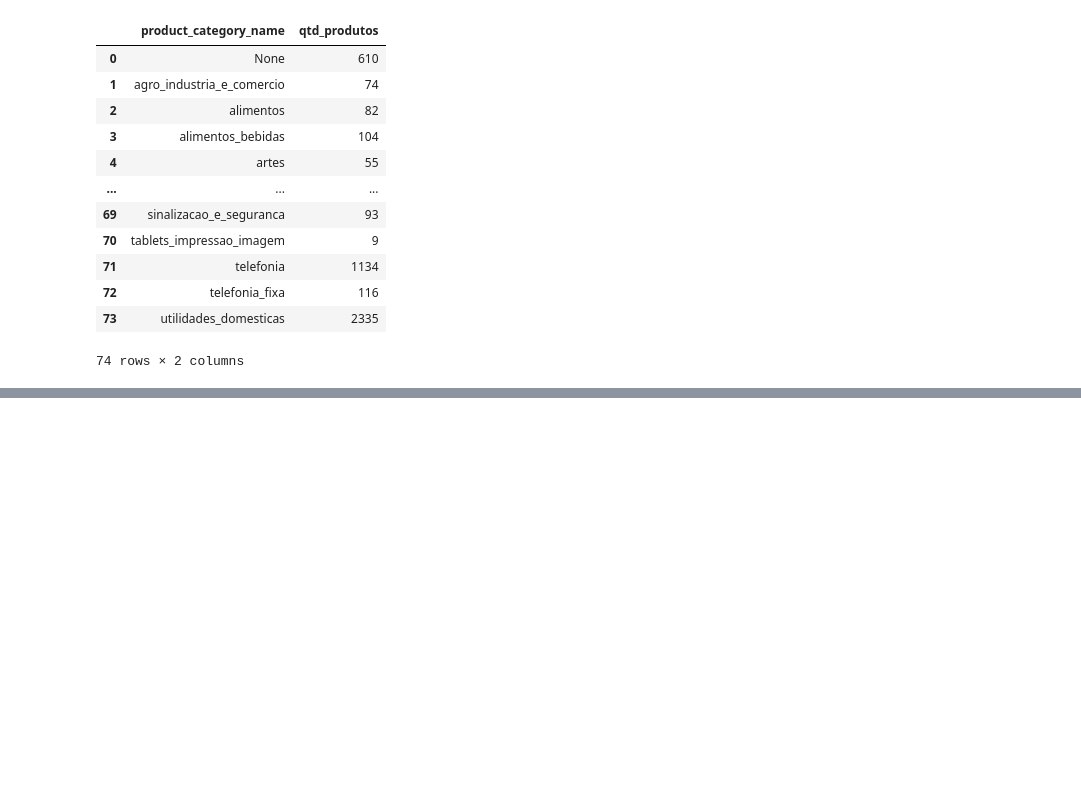
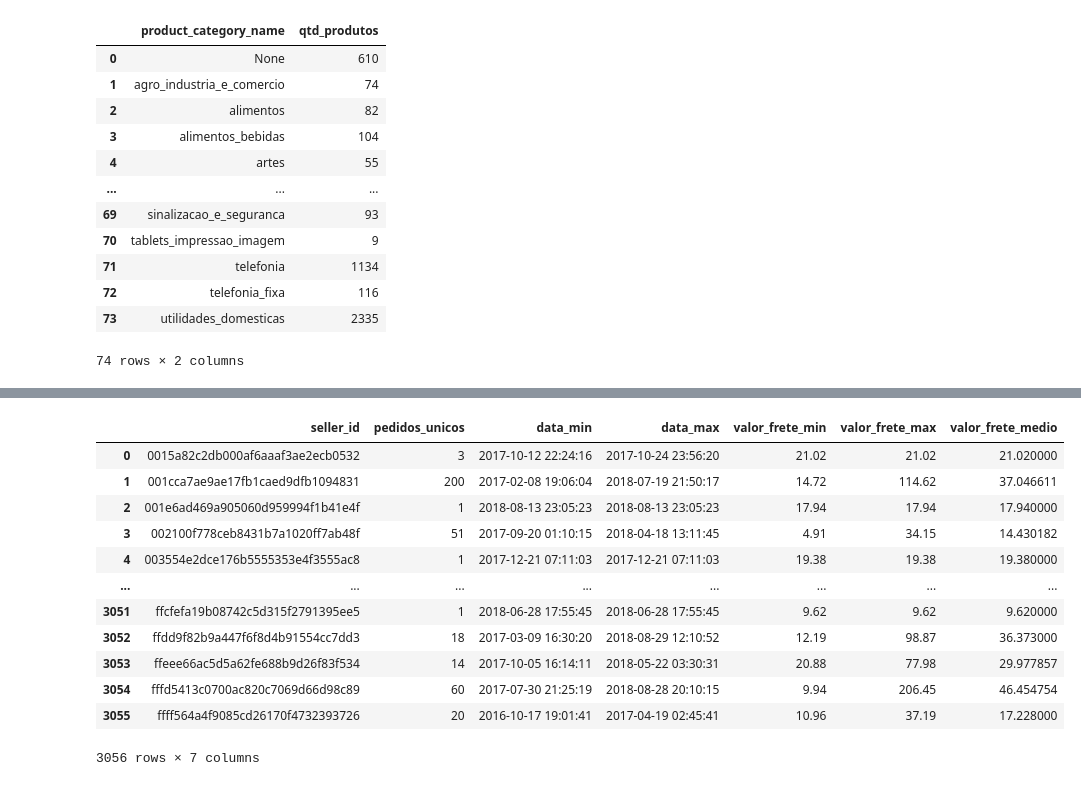
Before and after one commit to alessandra-barbosa/olist_brazil_advanced_sql, a Jupyter notebook: olist_brazil_avanced_sql_05.ipynb, the cells around one changed output, grey strips where cells are left out. Drawn from its saved outputs; the diff is of its cells as text; code cells hidden in the pictures; blank space fills up the shorter version.

```diff
--- a/olist_brazil_avanced_sql_05.ipynb
+++ b/olist_brazil_avanced_sql_05.ipynb
@@ -1319,0 +1402,33 @@ table
+# %%
+query="""
+
+SELECT
+    oi.seller_id,
+    COUNT( DISTINCT oi.order_id ) AS pedidos_unicos,
+    MIN( oi.shipping_limit_date ) AS data_min,
+    MAX( oi.shipping_limit_date ) AS data_max,
+    MIN( oi.freight_value ) AS valor_frete_min,
+    MAX( oi.freight_value ) AS valor_frete_max,
+    AVG( oi.freight_value ) AS valor_frete_medio
+FROM order_items oi
+WHERE oi.price < 1100
+GROUP BY oi.seller_id
+
+
+"""
+table=pd.read_sql_query(query,conn)
+table
+# %% [output]
+|  | seller_id | pedidos_unicos | data_min | data_max | valor_frete_min | valor_frete_max | valor_frete_medio |
+| 0 | 0015a82c2db000af6aaaf3ae2ecb0532 | 3 | 2017-10-12 22:24:16 | 2017-10-24 23:56:20 | 21.02 | 21.02 | 21.020000 |
+| 1 | 001cca7ae9ae17fb1caed9dfb1094831 | 200 | 2017-02-08 19:06:04 | 2018-07-19 21:50:17 | 14.72 | 114.62 | 37.046611 |
+| 2 | 001e6ad469a905060d959994f1b41e4f | 1 | 2018-08-13 23:05:23 | 2018-08-13 23:05:23 | 17.94 | 17.94 | 17.940000 |
+| 3 | 002100f778ceb8431b7a1020ff7ab48f | 51 | 2017-09-20 01:10:15 | 2018-04-18 13:11:45 | 4.91 | 34.15 | 14.430182 |
+| 4 | 003554e2dce176b5555353e4f3555ac8 | 1 | 2017-12-21 07:11:03 | 2017-12-21 07:11:03 | 19.38 | 19.38 | 19.380000 |
+| ... | ... | ... | ... | ... | ... | ... | ... |
+| 3051 | ffcfefa19b08742c5d315f2791395ee5 | 1 | 2018-06-28 17:55:45 | 2018-06-28 17:55:45 | 9.62 | 9.62 | 9.620000 |
+| 3052 | ffdd9f82b9a447f6f8d4b91554cc7dd3 | 18 | 2017-03-09 16:30:20 | 2018-08-29 12:10:52 | 12.19 | 98.87 | 36.373000 |
+| 3053 | ffeee66ac5d5a62fe688b9d26f83f534 | 14 | 2017-10-05 16:14:11 | 2018-05-22 03:30:31 | 20.88 | 77.98 | 29.977857 |
+| 3054 | fffd5413c0700ac820c7069d66d98c89 | 60 | 2017-07-30 21:25:19 | 2018-08-28 20:10:15 | 9.94 | 206.45 | 46.454754 |
+| 3055 | ffff564a4f9085cd26170f4732393726 | 20 | 2016-10-17 19:01:41 | 2017-04-19 02:45:41 | 10.96 | 37.19 | 17.228000 |
+3056 rows × 7 columns
```
Also changed, not shown: parts of 27 cells of this notebook.
